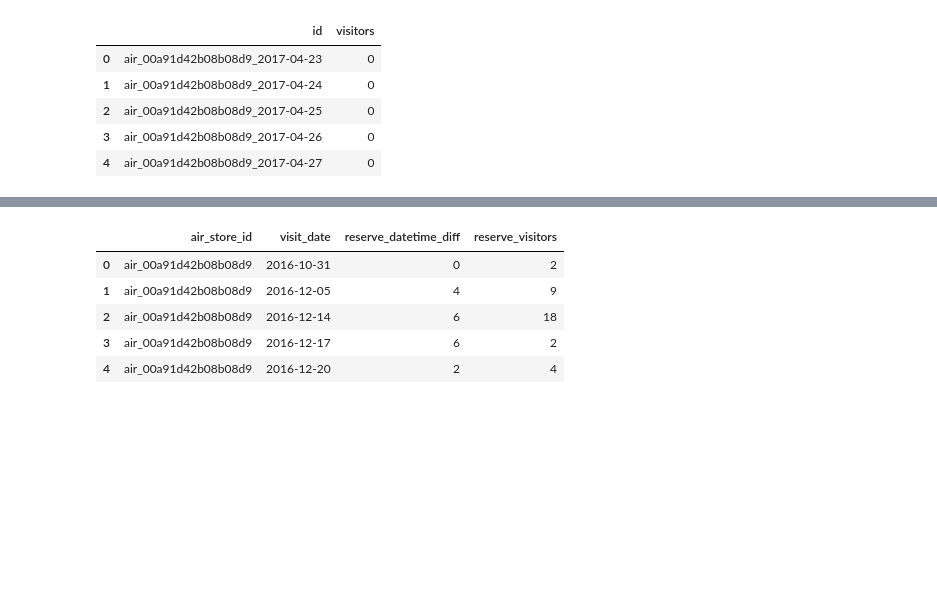
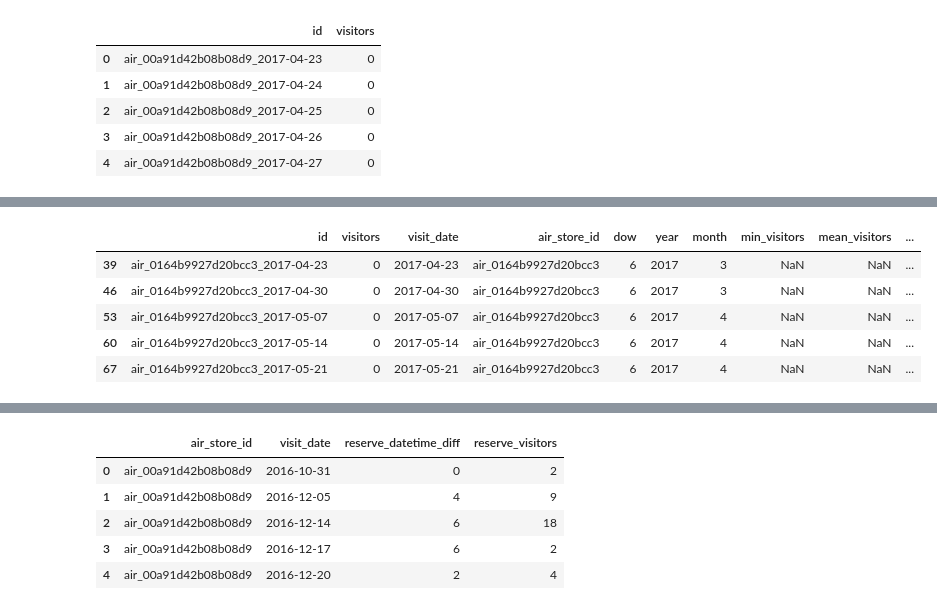
Before and after one commit to ryankresse/restaurant_comp, a Jupyter notebook: jmbull_xgb_starter.ipynb, the cells around one changed output, grey strips where cells are left out. Drawn from its saved outputs; the diff is of its cells as text; code cells hidden in the pictures; blank space fills up the shorter version.

```diff
--- a/jmbull_xgb_starter.ipynb
+++ b/jmbull_xgb_starter.ipynb
@@ -116,0 +149,8 @@ data['tes']['visit_date'] = data['tes']['visit_date'].dt.date
+# %%
+tmp = data['tra'].groupby(['air_store_id','dow']).agg({'visitors' : [np.min,np.mean,np.median,np.max,np.size]}).reset_index()
+tmp.columns = ['air_store_id', 'dow', 'min_visitors', 'mean_visitors', 'median_visitors','max_visitors','count_observations']
+#stores = pd.merge(stores, tmp, how='left', on=['air_store_id','dow'])
+# %%
+print(len(data['tra']))
+data['tra'] = data['tra'].merge(tmp, how='left', on=['air_store_id', 'dow'])
+print(len(data['tra']))
@@ -116,0 +160,4 @@ data['tes']['visit_date'] = data['tes']['visit_date'].dt.date
+# %%
+print(len(data['tes']))
+data['tes'] = data['tes'].merge(tmp, how='left', on=['air_store_id', 'dow'])
+print(len(data['tes']))
@@ -116,0 +194,11 @@ data['tes']['visit_date'] = data['tes']['visit_date'].dt.date
+# %%
+tes_missing = data['tes'].loc[data['tes'].max_visitors.isnull(), :]
+# %%
+tes_missing.head()
+# %% [output]
+|  | id | visitors | visit_date | air_store_id | dow | year | month | min_visitors | mean_visitors | ... |
+| 39 | air_0164b9927d20bcc3_2017-04-23 | 0 | 2017-04-23 | air_0164b9927d20bcc3 | 6 | 2017 | 3 | NaN | NaN | ... |
+| 46 | air_0164b9927d20bcc3_2017-04-30 | 0 | 2017-04-30 | air_0164b9927d20bcc3 | 6 | 2017 | 3 | NaN | NaN | ... |
+| 53 | air_0164b9927d20bcc3_2017-05-07 | 0 | 2017-05-07 | air_0164b9927d20bcc3 | 6 | 2017 | 4 | NaN | NaN | ... |
+| 60 | air_0164b9927d20bcc3_2017-05-14 | 0 | 2017-05-14 | air_0164b9927d20bcc3 | 6 | 2017 | 4 | NaN | NaN | ... |
+| 67 | air_0164b9927d20bcc3_2017-05-21 | 0 | 2017-05-21 | air_0164b9927d20bcc3 | 6 | 2017 | 4 | NaN | NaN | ... |
```
Also changed, not shown: parts of 61 cells of this notebook.
